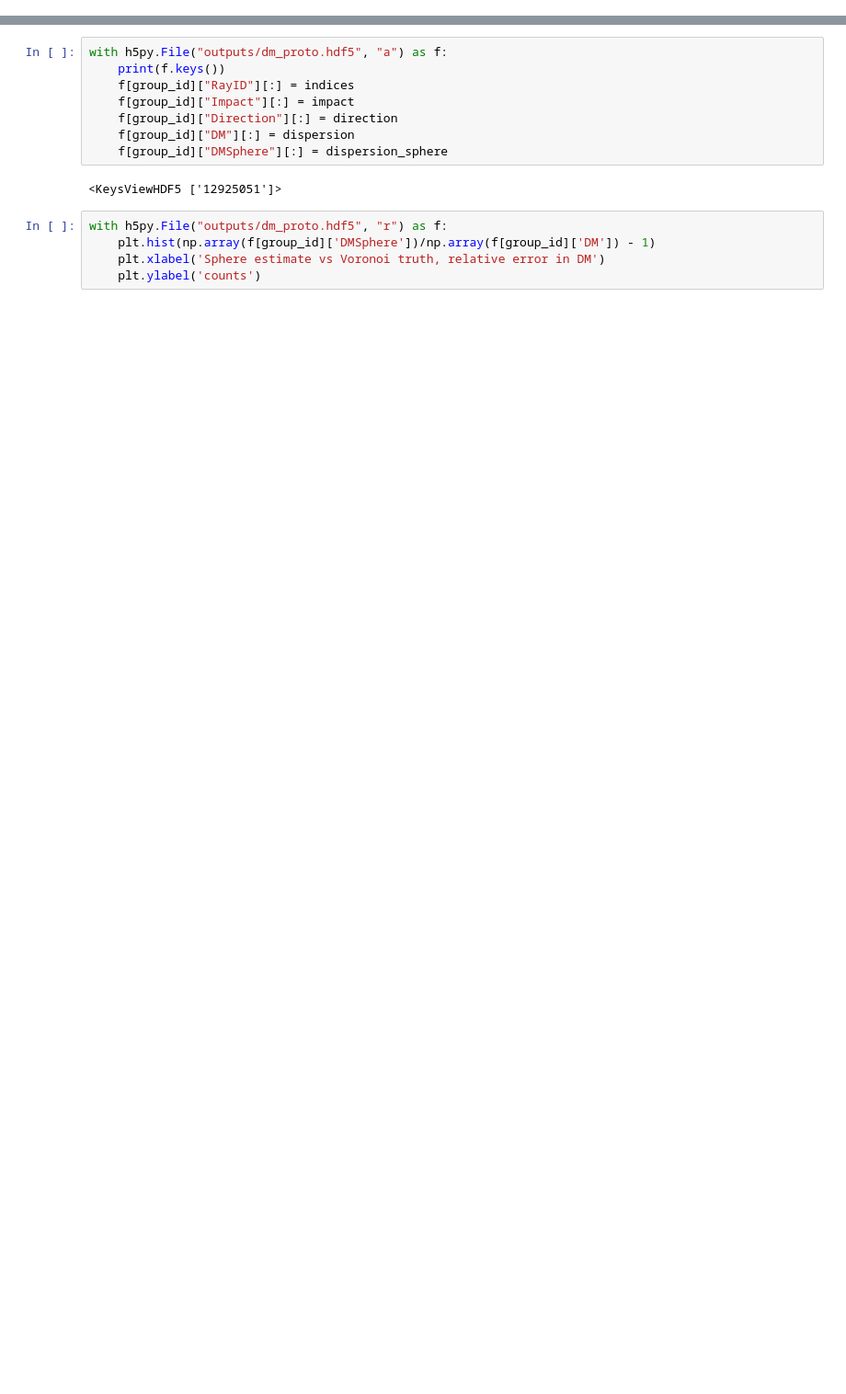
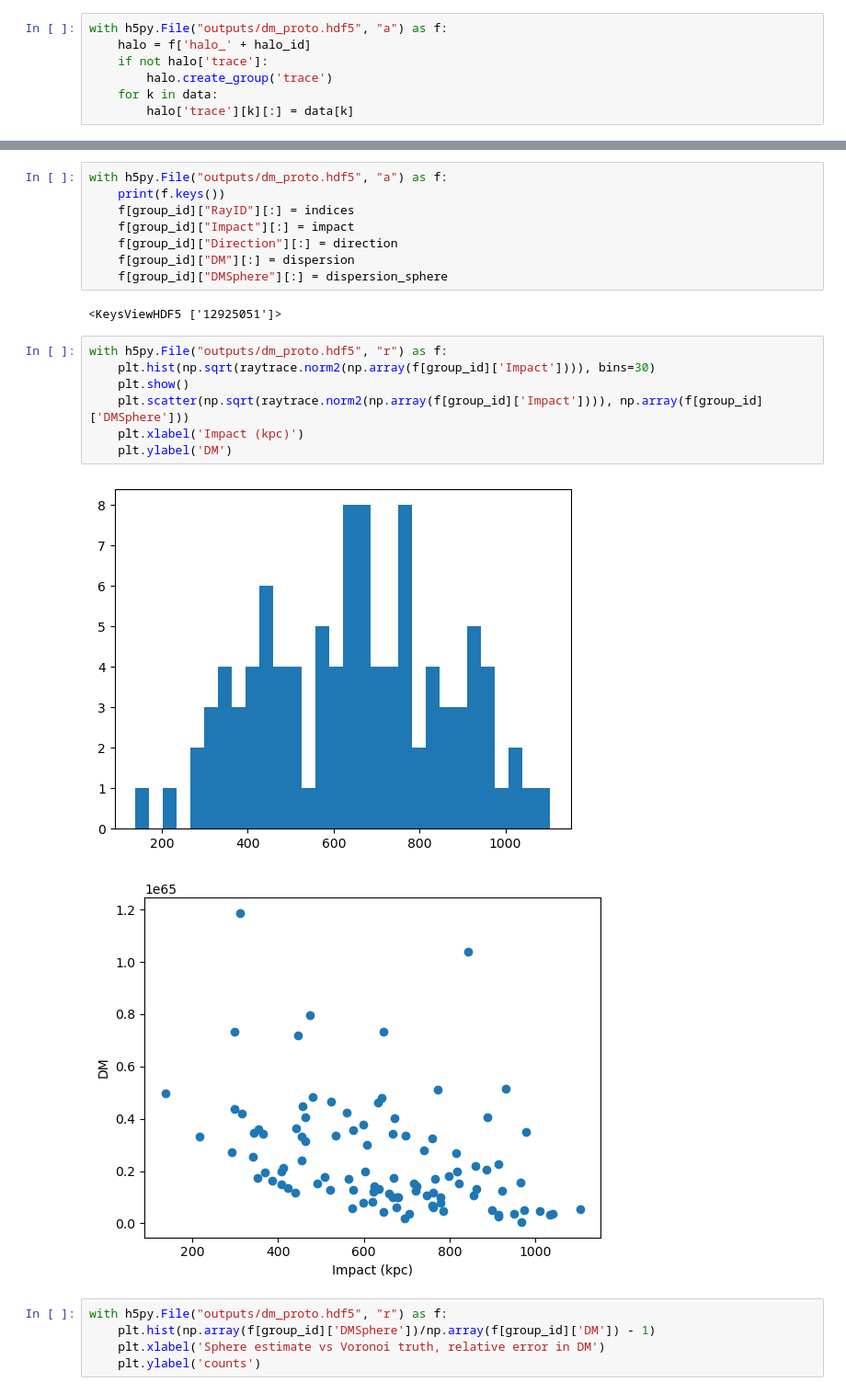
Before and after one commit to xingyzt/halotrace, a Jupyter notebook: dm_prototype.ipynb, the cells around one changed output, grey strips where cells are left out. Shown at 92% size. Drawn from its saved outputs; the diff is of its cells as text; blank space fills up the shorter version.

```diff
--- a/dm_prototype.ipynb
+++ b/dm_prototype.ipynb
@@ -73,0 +113,7 @@ for i in indices:
+# %%
+with h5py.File("outputs/dm_proto.hdf5", "a") as f:
+    halo = f['halo_' + halo_id]
+    if not halo['trace']:
+        halo.create_group('trace')
+    for k in data:
+        halo['trace'][k][:] = data[k]
@@ -94,6 +160,16 @@ with h5py.File("outputs/dm_proto.hdf5", "a") as f:
     f[group_id]["DMSphere"][:] = dispersion_sphere
 # %% [output]
 <KeysViewHDF5 ['12925051']>
+# %%
+with h5py.File("outputs/dm_proto.hdf5", "r") as f:
+    plt.hist(np.sqrt(raytrace.norm2(np.array(f[group_id]['Impact']))), bins=30)
+    plt.show()
+    plt.scatter(np.sqrt(raytrace.norm2(np.array(f[group_id]['Impact']))), np.array(f[group_id]['DMSphere']))
+    plt.xlabel('Impact (kpc)')
+    plt.ylabel('DM')
+# %% [output]
+[figure, added]
+[figure, added]
 # %%
 with h5py.File("outputs/dm_proto.hdf5", "r") as f:
     plt.hist(np.array(f[group_id]['DMSphere'])/np.array(f[group_id]['DM']) - 1)
```
Also changed, not shown: parts of 13 cells of this notebook, 4 other files.
